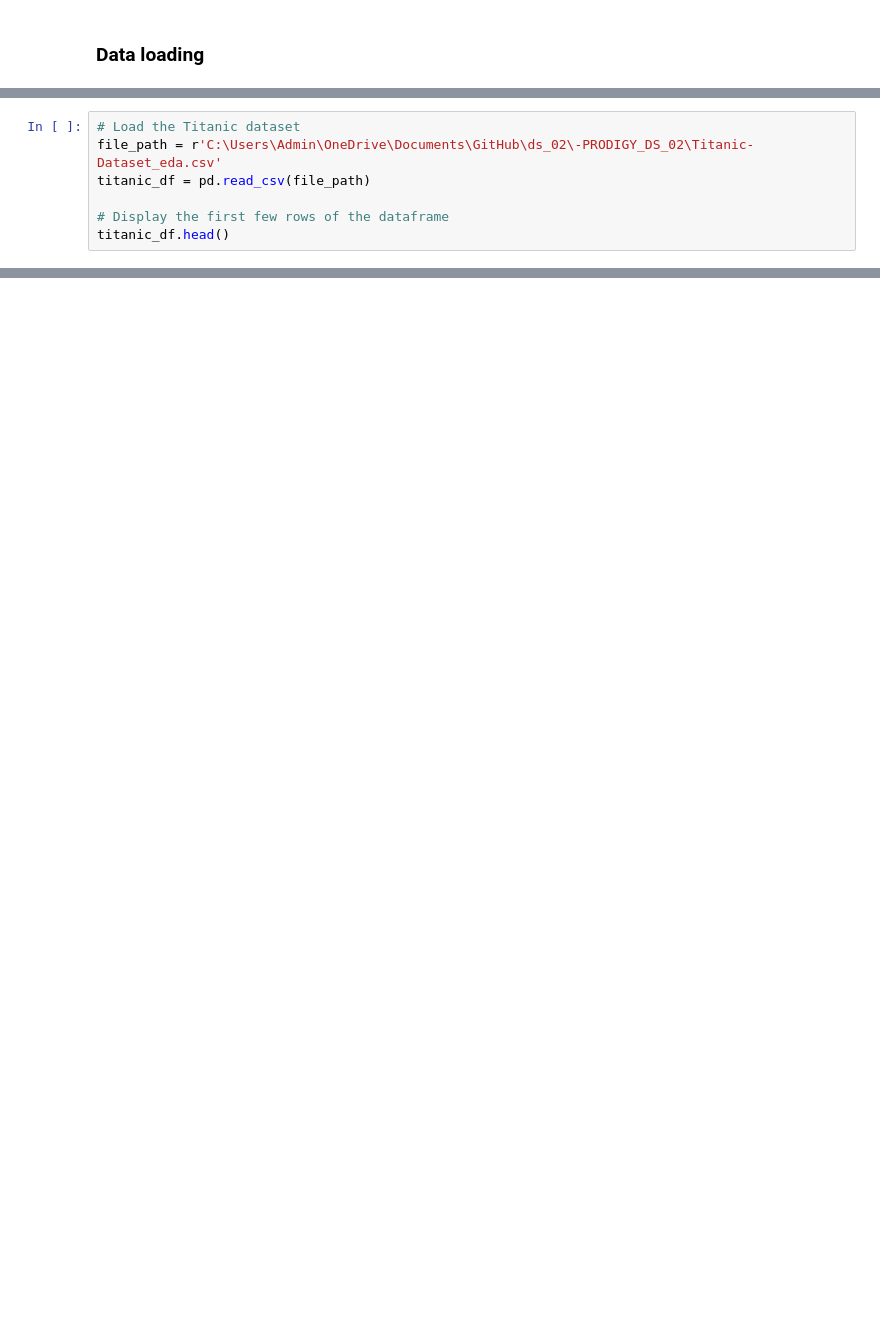
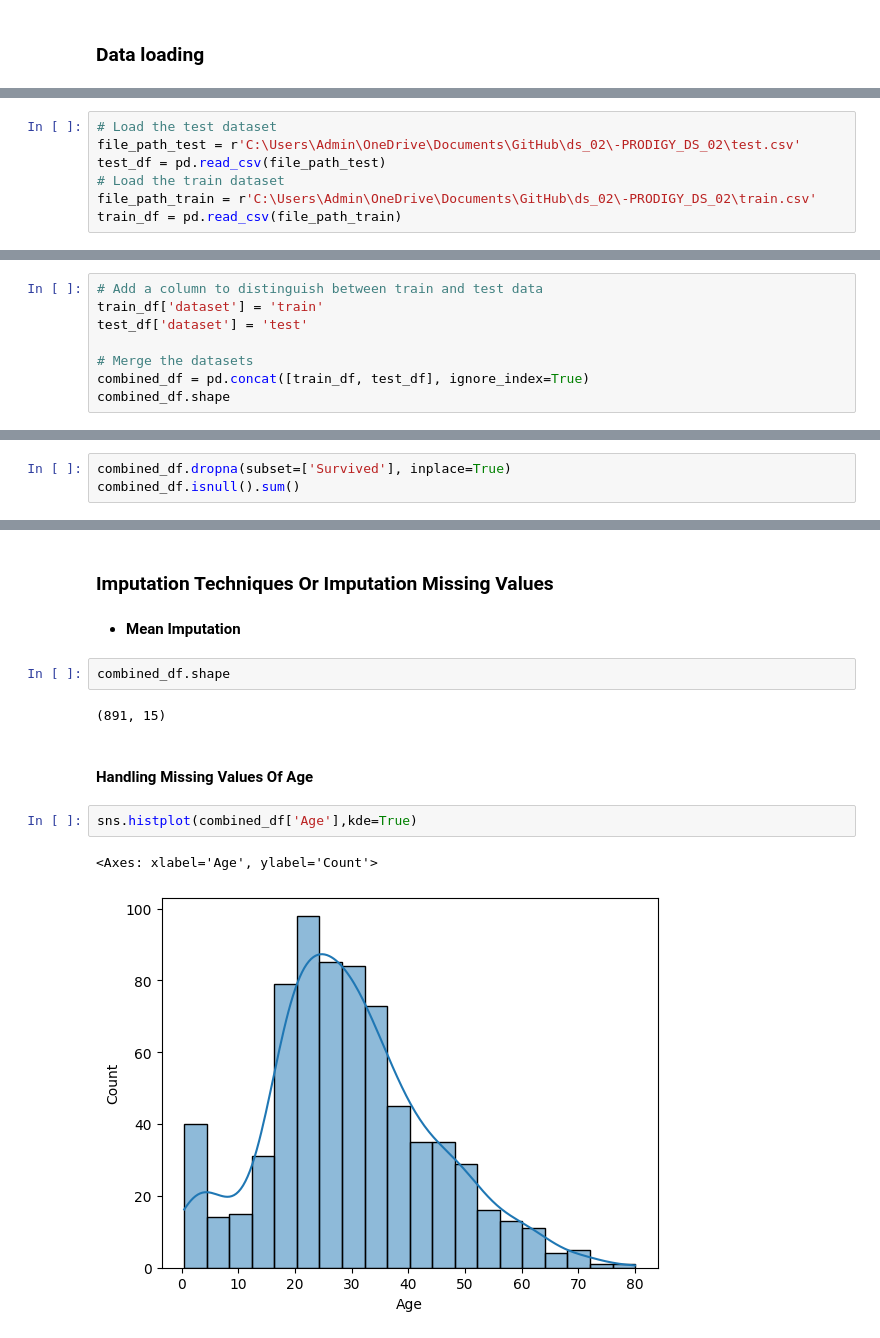
Before and after one commit to Ambition-08/-PRODIGY_DS_02, a Jupyter notebook: Tatainic_EDA.ipynb, the cells around one changed output, grey strips where cells are left out. Saved outputs shown, nothing was run; the diff lists cells and outputs as text; blank space fills up the shorter version.

```diff
--- a/Tatainic_EDA.ipynb
+++ b/Tatainic_EDA.ipynb
@@ -19,7 +11,7 @@ ValueError: Excel file format cannot be determined, you must specify an engine m
 # %%
-# Load the Titanic dataset
-file_path = r'C:\Users\Admin\OneDrive\Documents\GitHub\ds_02\-PRODIGY_DS_02\Titanic-Dataset_eda.csv'
-titanic_df = pd.read_csv(file_path)
-
-# Display the first few rows of the dataframe
-titanic_df.head()
+# Load the test dataset
+file_path_test = r'C:\Users\Admin\OneDrive\Documents\GitHub\ds_02\-PRODIGY_DS_02\test.csv'
+test_df = pd.read_csv(file_path_test)
+# Load the train dataset
+file_path_train = r'C:\Users\Admin\OneDrive\Documents\GitHub\ds_02\-PRODIGY_DS_02\train.csv'
+train_df = pd.read_csv(file_path_train)
@@ -27,0 +18,8 @@ FileNotFoundError: [Errno 2] No such file or directory: 'C:\\Users\\Admin\\OneDr
+# %%
+# Add a column to distinguish between train and test data
+train_df['dataset'] = 'train'
+test_df['dataset'] = 'test'
+
+# Merge the datasets
+combined_df = pd.concat([train_df, test_df], ignore_index=True)
+combined_df.shape
@@ -48,0 +111,3 @@ memory usage: 86.1+ KB
+# %%
+combined_df.dropna(subset=['Survived'], inplace=True)
+combined_df.isnull().sum()
@@ -48,0 +133,15 @@ memory usage: 86.1+ KB
+# %% [markdown]
+### Imputation Techniques Or Imputation Missing Values
+# %% [markdown]
+- **Mean Imputation**
+# %%
+combined_df.shape
+# %% [output]
+(891, 15)
+# %% [markdown]
+#### Handling Missing Values Of Age
+# %%
+sns.histplot(combined_df['Age'],kde=True)
+# %% [output]
+<Axes: xlabel='Age', ylabel='Count'>
+[figure, added]
```
Also changed, not shown: parts of 44 cells of this notebook, 5 other files.
